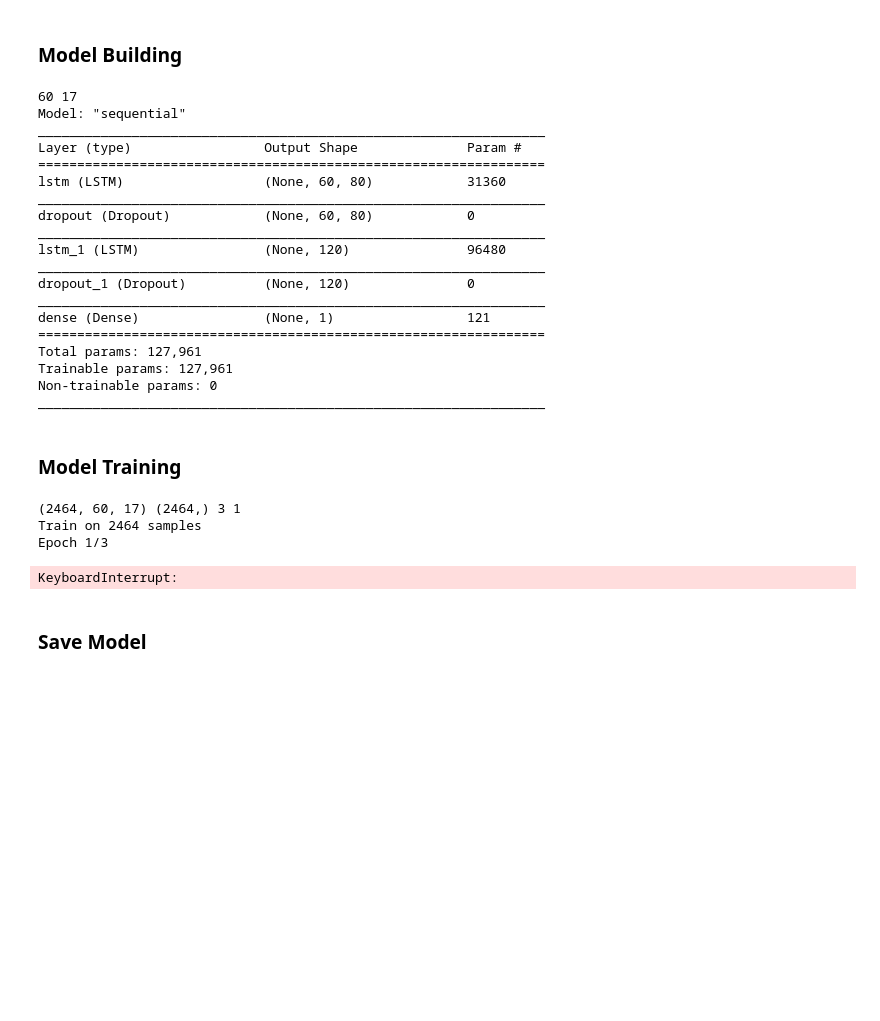
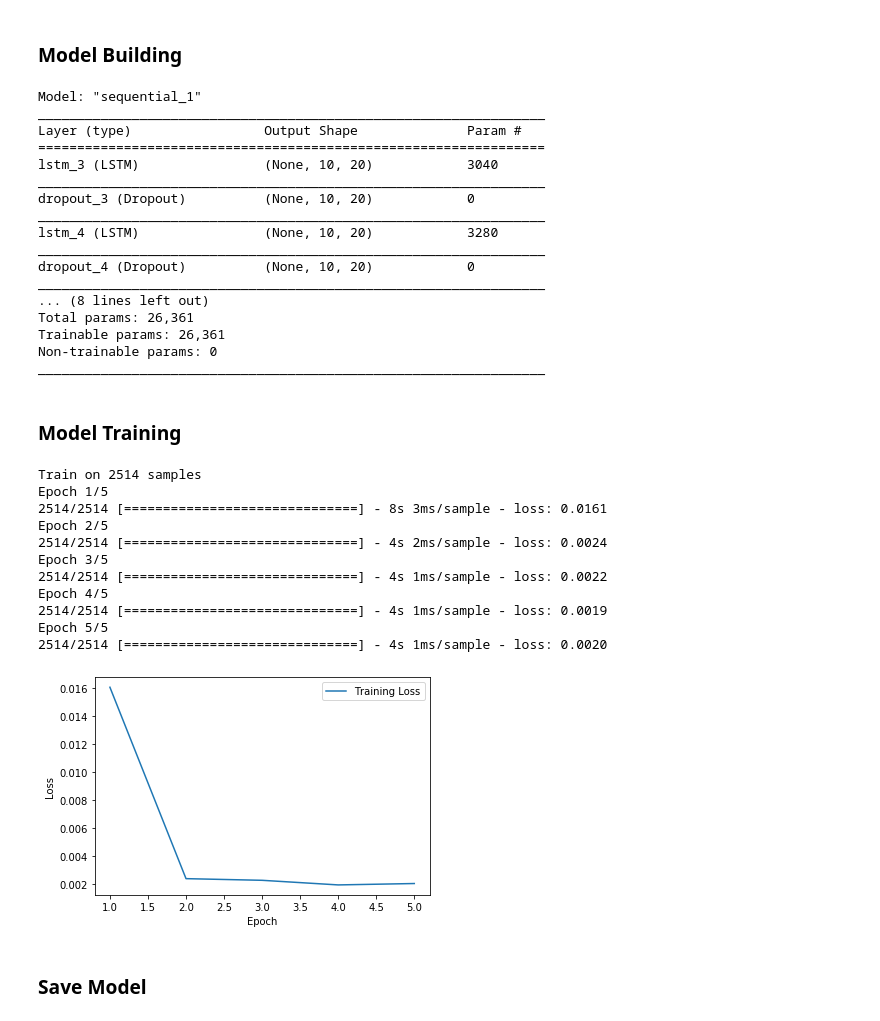
Before and after one commit to jmclark/Trading_Notebooks, a Jupyter notebook: Forecasting_Exp_1.ipynb, the cells around one changed output. Drawn from its saved outputs; the diff is of its cells as text; code cells hidden in the pictures; blank space fills up the shorter version.

```diff
--- a/Forecasting_Exp_1.ipynb
+++ b/Forecasting_Exp_1.ipynb
@@ -612,65 +212,73 @@ To register the converters:
 Hyperparameter Definition
 '''
 
-batch_size = 1 # Standard batch size
+batch_size = 10 # Standard batch size
 dropout = 0.1
-epochs = 3
-seq_length = 60
+epochs = 5
+seq_length = 10
 ''''''
 
 master_data_training = master_df_train_sm_sc.drop(['Date', 'Adj Close', 'Ticker'], axis = 1)
 master_data_testing = master_df_test_sm_sc.drop(['Date', 'Adj Close', 'Ticker'], axis = 1)
 
-X_train, y_train = ltsm_sequence_generator(master_data_training, seq_length)
+X_train, y_train = timeseries_preprocessing.ltsm_sequence_generator(master_data_training, seq_length)
 # %% [markdown]
 ### Model Building
 # %%
-model = build_NN(X_train, batch_size, dropout)
-model = add_Optimizer(model)
+reload_gen()
+
+model = network_construction.build_NN(X_train, batch_size, dropout)
+model = network_construction.add_Optimizer(model)
 # %% [output]
-60 17
-Model: "sequential"
+Model: "sequential_1"
 _________________________________________________________________
 Layer (type)                 Output Shape              Param #
 =================================================================
-lstm (LSTM)                  (None, 60, 80)            31360
+lstm_3 (LSTM)                (None, 10, 20)            3040
 _________________________________________________________________
-dropout (Dropout)            (None, 60, 80)            0
+dropout_3 (Dropout)          (None, 10, 20)            0
 _________________________________________________________________
-lstm_1 (LSTM)                (None, 120)               96480
+lstm_4 (LSTM)                (None, 10, 20)            3280
 _________________________________________________________________
-dropout_1 (Dropout)          (None, 120)               0
+dropout_4 (Dropout)          (None, 10, 20)            0
 _________________________________________________________________
-dense (Dense)                (None, 1)                 121
-=================================================================
-Total params: 127,961
-Trainable params: 127,961
+... (8 lines left out)
+Total params: 26,361
+Trainable params: 26,361
 Non-trainable params: 0
 _________________________________________________________________
 # %% [markdown]
 ### Model Training
 # %%
-model, history = train_Model(model, X_train, y_train, epochs, batch_size)
+model, history = network_training.train_Model(model, X_train, y_train, epochs, batch_size)
 
 # Get training and test loss histories
 training_loss = history.history['loss']
 #test_loss = history.history['val_loss']
 
 # Create count of the number of epochs
 epoch_count = range(1, len(training_loss) + 1)
 
 # Visualize loss history
 plt.plot(epoch_count, training_loss)
 #plt.plot(epoch_count, test_loss, 'b-')
 plt.legend(['Training Loss'])
 plt.xlabel('Epoch')
 plt.ylabel('Loss')
 plt.show();
 # %% [output]
-(2464, 60, 17) (2464,) 3 1
-Train on 2464 samples
-Epoch 1/3
+Train on 2514 samples
+Epoch 1/5
+2514/2514 [==============================] - 8s 3ms/sample - loss: 0.0161
+Epoch 2/5
+2514/2514 [==============================] - 4s 2ms/sample - loss: 0.0024
+Epoch 3/5
+2514/2514 [==============================] - 4s 1ms/sample - loss: 0.0022
+Epoch 4/5
+2514/2514 [==============================] - 4s 1ms/sample - loss: 0.0019
+Epoch 5/5
+2514/2514 [==============================] - 4s 1ms/sample - loss: 0.0020
-KeyboardInterrupt:
+[figure, added]
 # %% [markdown]
 ### Save Model
 # %%
```
Also changed, not shown: parts of 22 cells of this notebook, 7 other files.
